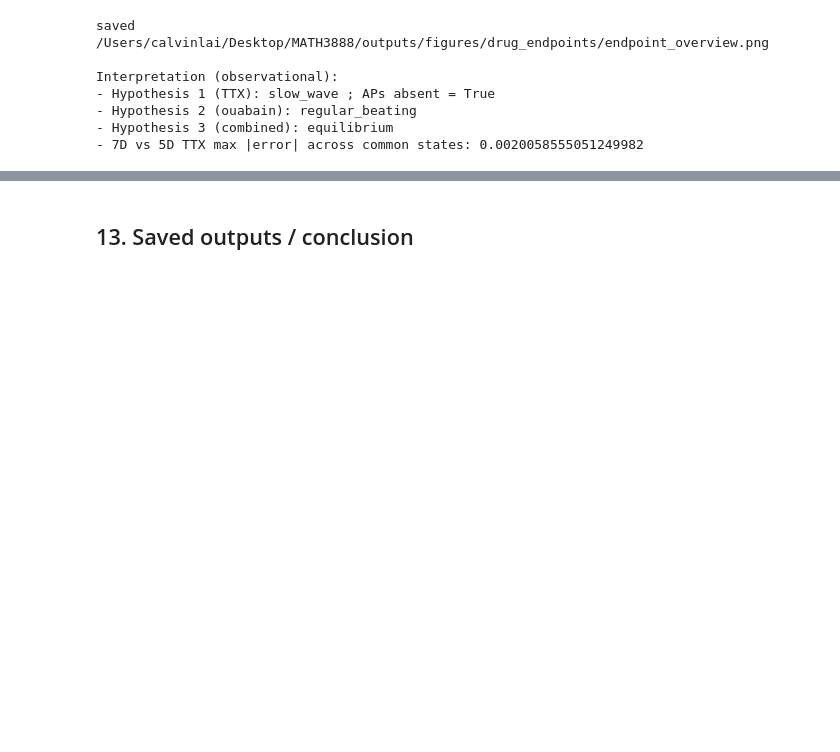
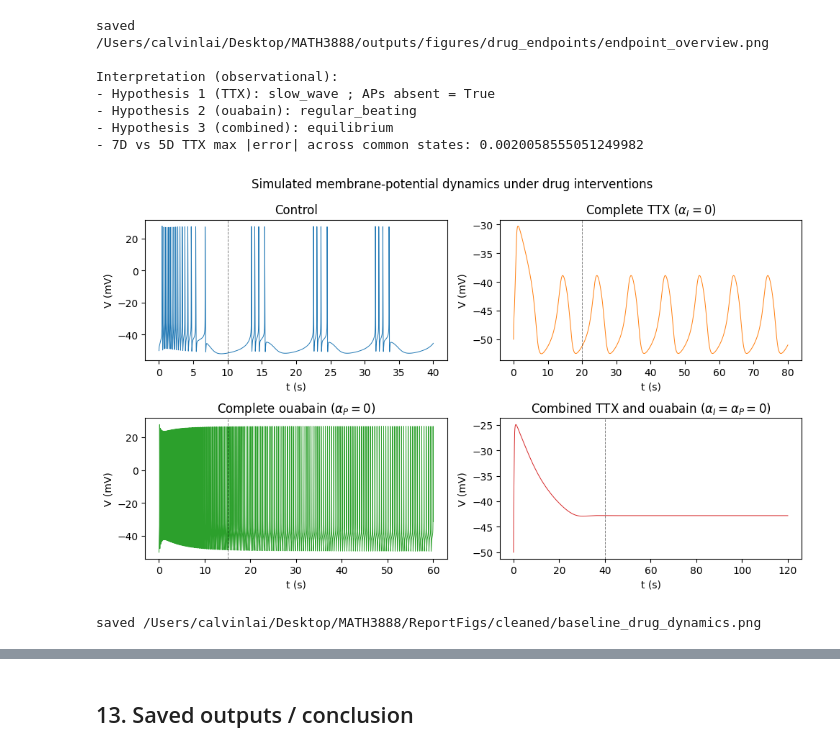
Before and after one commit to claisyd/dynamical-systems-plant-kim, a Jupyter notebook: notebooks/03_drug_endpoints.ipynb, the cells around one changed output, grey strips where cells are left out. Saved outputs shown, nothing was run; the diff lists cells and outputs as text; code cells hidden in the pictures; blank space fills up the shorter version.

```diff
--- a/notebooks/03_drug_endpoints.ipynb
+++ b/notebooks/03_drug_endpoints.ipynb
@@ -624,3 +624,33 @@ Interpretation (observational):
 - Hypothesis 2 (ouabain): regular_beating
 - Hypothesis 3 (combined): equilibrium
 - 7D vs 5D TTX max |error| across common states: 0.0020058555051249982
+# %%
+# Cleaned report copy of the overview figure: same data, cutoffs, axes and styles; text only.
+from src.report_figures import clean_dir
+
+fig, axes = plt.subplots(2, 2, figsize=(10, 6), sharey=False)
+panels = [
+    (axes[0, 0], data_ref, T_CUT_REF, 'Untreated', 'Control', 'C0'),
+    (axes[0, 1], data_ttx, T_CUT_TTX, 'TTX (g_I=0)', r'Complete TTX ($\alpha_I=0$)', 'C1'),
+    (axes[1, 0], data_oua, T_CUT_OUA, 'Ouabain (I_ep=0)', r'Complete ouabain ($\alpha_P=0$)', 'C2'),
+    (axes[1, 1], data_both, T_CUT_BOTH, 'TTX + ouabain', r'Combined TTX and ouabain ($\alpha_I=\alpha_P=0$)', 'C3'),
+]
+for ax, data, t_cut, old_title, _, color in panels:
+    ax.plot(data['t'] / 1000.0, data['V'], lw=0.7, color=color)
+    ax.axvline(t_cut / 1000.0, color='k', ls='--', lw=0.7, alpha=0.5)
+    ax.set_title(old_title)
+    ax.set_xlabel('t (s)')
+    ax.set_ylabel('V (mV)')
+fig.suptitle('Drug endpoints overview (dashed = T_CUT)')
+# Layout is computed with the original titles so the axes boxes match the original figure exactly.
+fig.tight_layout()
+for ax, _, _, _, new_title, _ in panels:
+    ax.set_title(new_title)
+fig.suptitle('Simulated membrane-potential dynamics under drug interventions')
+clean_path = clean_dir() / 'baseline_drug_dynamics.png'
+fig.savefig(clean_path, dpi=150)
+plt.show()
+print('saved', clean_path)
+# %% [output]
+[figure, added]
+saved /Users/calvinlai/Desktop/MATH3888/ReportFigs/cleaned/baseline_drug_dynamics.png
```
Also changed, not shown: parts of 2 cells of this notebook, 32 other files.
